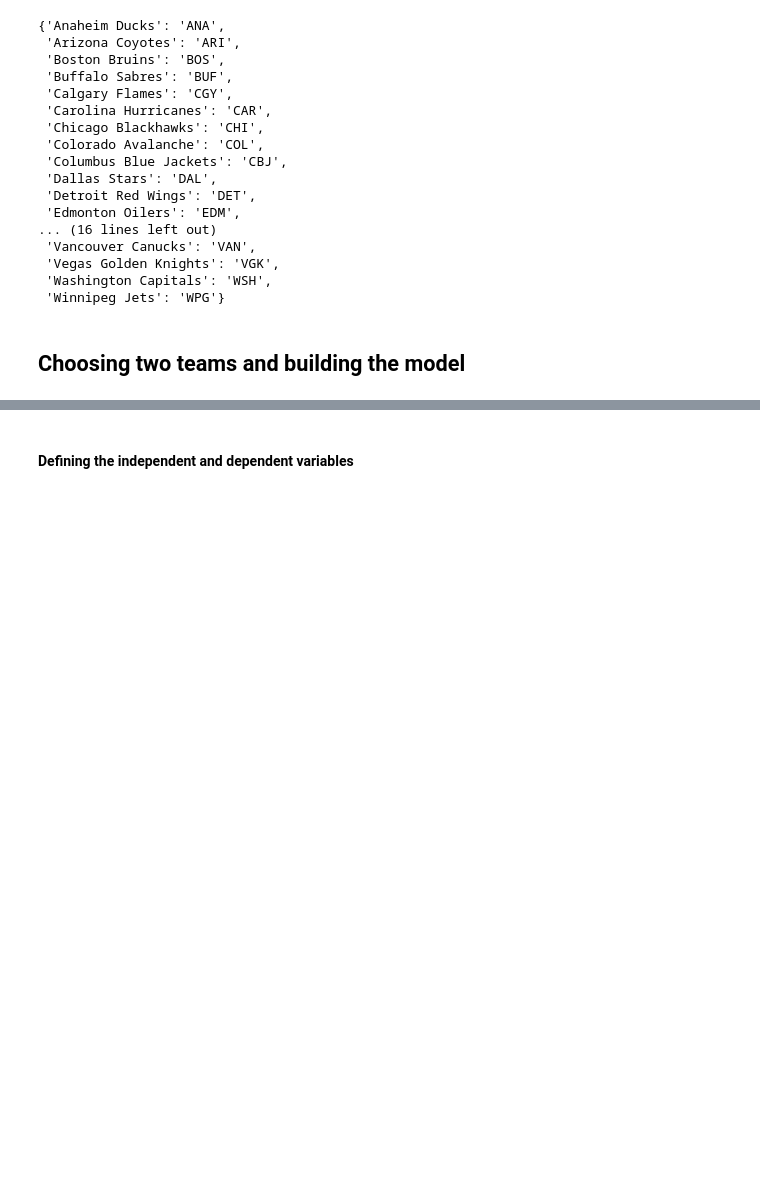
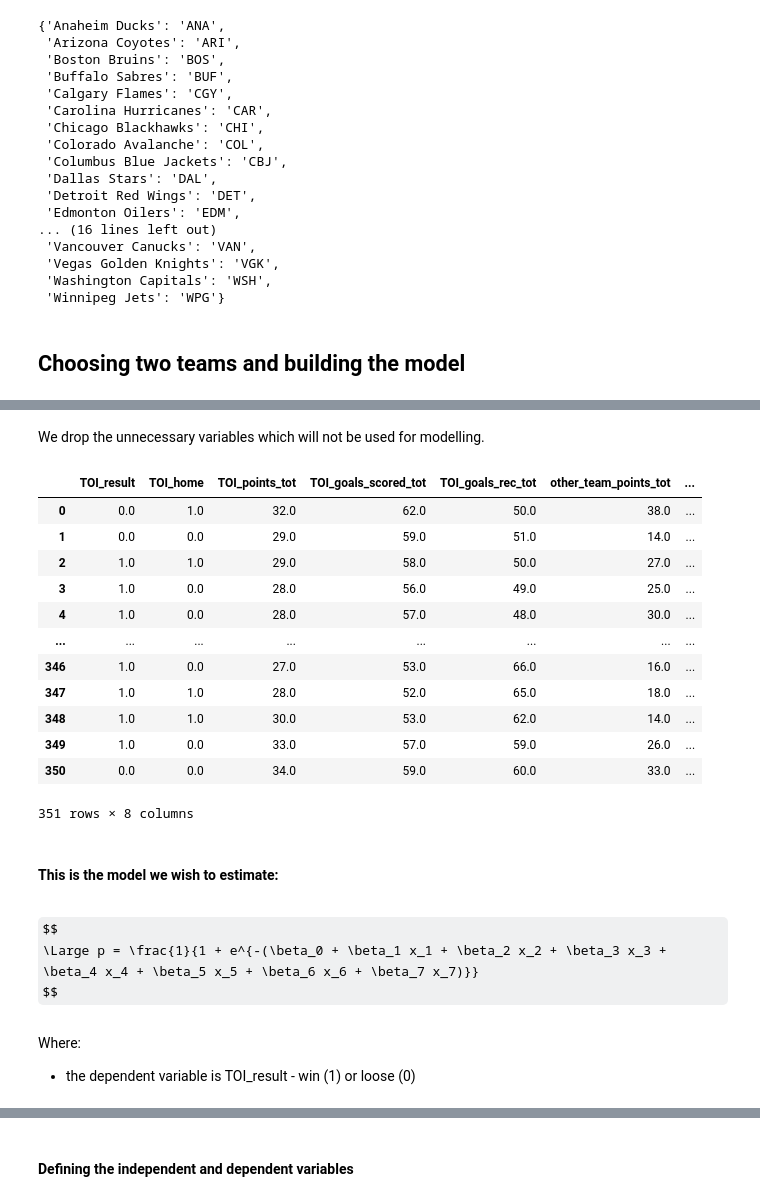
Before and after one commit to pajaKr/nhl_project, a Jupyter notebook: nhl_project.ipynb, the cells around one changed output, grey strips where cells are left out. Cells and saved outputs as stored; diff of their text form; code cells hidden in the pictures; some formulas as TeX source; blank space fills up the shorter version.

```diff
--- a/nhl_project.ipynb
+++ b/nhl_project.ipynb
@@ -122,3 +160,30 @@ matches_team_1.head()
+# %% [markdown]
+We drop the unnecessary variables which will not be used for modelling.
 # %%
 #dropping unnecessary columns
 matches_team_1 = matches_team_1.drop(columns=['game_id', 'TOI','other_team'])
+# %%
+matches_team_1
+# %% [output]
+|  | TOI_result | TOI_home | TOI_points_tot | TOI_goals_scored_tot | TOI_goals_rec_tot | other_team_points_tot | ... |
+| 0 | 0.0 | 1.0 | 32.0 | 62.0 | 50.0 | 38.0 | ... |
+| 1 | 0.0 | 0.0 | 29.0 | 59.0 | 51.0 | 14.0 | ... |
+| 2 | 1.0 | 1.0 | 29.0 | 58.0 | 50.0 | 27.0 | ... |
+| 3 | 1.0 | 0.0 | 28.0 | 56.0 | 49.0 | 25.0 | ... |
+| 4 | 1.0 | 0.0 | 28.0 | 57.0 | 48.0 | 30.0 | ... |
+| ... | ... | ... | ... | ... | ... | ... | ... |
+| 346 | 1.0 | 0.0 | 27.0 | 53.0 | 66.0 | 16.0 | ... |
+| 347 | 1.0 | 1.0 | 28.0 | 52.0 | 65.0 | 18.0 | ... |
+| 348 | 1.0 | 1.0 | 30.0 | 53.0 | 62.0 | 14.0 | ... |
+| 349 | 1.0 | 0.0 | 33.0 | 57.0 | 59.0 | 26.0 | ... |
+| 350 | 0.0 | 0.0 | 34.0 | 59.0 | 60.0 | 33.0 | ... |
+351 rows × 8 columns
+# %% [markdown]
+#### This is the model we wish to estimate:
+# %% [markdown]
+$$
+\Large p = \frac{1}{1 + e^{-(\beta_0 + \beta_1 x_1 + \beta_2 x_2 + \beta_3 x_3 + \beta_4 x_4 + \beta_5 x_5 + \beta_6 x_6 + \beta_7 x_7)}}
+$$
+# %% [markdown]
+Where:
+* the dependent variable is TOI_result - win (1) or loose (0)
```
Also changed, not shown: parts of 44 cells of this notebook.
